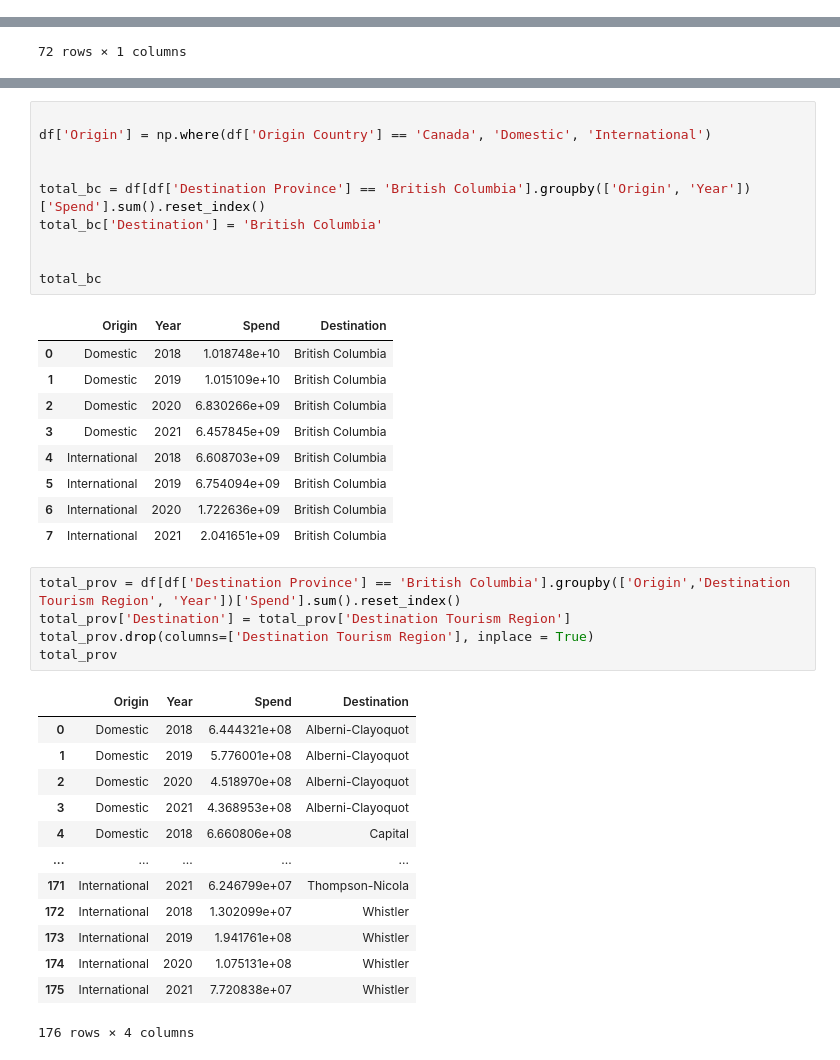
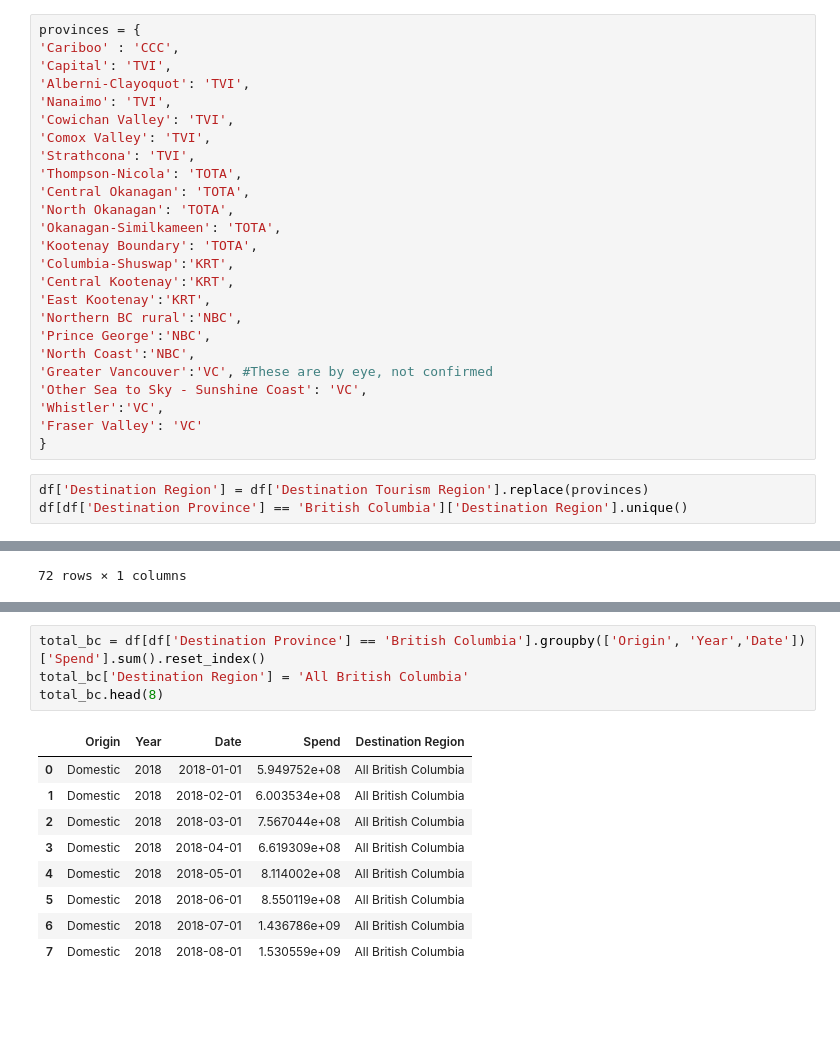
Before and after one commit to Vizzuality/tota, a Jupyter notebook: data/notebooks/tota_spending_data.ipynb, the cells around one changed output, grey strips where cells are left out. Cells and saved outputs as stored; diff of their text form; blank space fills up the shorter version.

Commit message:
Spendig updates

```diff
--- a/data/notebooks/tota_spending_data.ipynb
+++ b/data/notebooks/tota_spending_data.ipynb
@@ -57,0 +61,28 @@ array(['New Brunswick', 'British Columbia', 'Manitoba', 'Quebec',
+# %%
+provinces = {
+'Cariboo' : 'CCC',
+'Capital': 'TVI',
+'Alberni-Clayoquot': 'TVI',
+'Nanaimo': 'TVI',
+'Cowichan Valley': 'TVI',
+'Comox Valley': 'TVI',
+'Strathcona': 'TVI',
+'Thompson-Nicola': 'TOTA',
+'Central Okanagan': 'TOTA',
+'North Okanagan': 'TOTA',
+'Okanagan-Similkameen': 'TOTA',
+'Kootenay Boundary': 'TOTA',
+'Columbia-Shuswap':'KRT',
+'Central Kootenay':'KRT',
+'East Kootenay':'KRT',
+'Northern BC rural':'NBC',
+'Prince George':'NBC',
+'North Coast':'NBC',
+'Greater Vancouver':'VC', #These are by eye, not confirmed
+'Other Sea to Sky - Sunshine Coast': 'VC',
+'Whistler':'VC',
+'Fraser Valley': 'VC'
+}
+# %%
+df['Destination Region'] = df['Destination Tourism Region'].replace(provinces)
+df[df['Destination Province'] == 'British Columbia']['Destination Region'].unique()
@@ -270,42 +318,17 @@ test_spend
 # %%
-
-df['Origin'] = np.where(df['Origin Country'] == 'Canada', 'Domestic', 'International')
-
-
-total_bc = df[df['Destination Province'] == 'British Columbia'].groupby(['Origin', 'Year'])['Spend'].sum().reset_index()
-total_bc['Destination'] = 'British Columbia'
-
-
-total_bc
+total_bc = df[df['Destination Province'] == 'British Columbia'].groupby(['Origin', 'Year','Date'])['Spend'].sum().reset_index()
+total_bc['Destination Region'] = 'All British Columbia'
+total_bc.head(8)
 # %% [output]
-|  | Origin | Year | Spend | Destination |
-| 0 | Domestic | 2018 | 1.018748e+10 | British Columbia |
-| 1 | Domestic | 2019 | 1.015109e+10 | British Columbia |
-| 2 | Domestic | 2020 | 6.830266e+09 | British Columbia |
-| 3 | Domestic | 2021 | 6.457845e+09 | British Columbia |
-| 4 | International | 2018 | 6.608703e+09 | British Columbia |
-| 5 | International | 2019 | 6.754094e+09 | British Columbia |
-| 6 | International | 2020 | 1.722636e+09 | British Columbia |
-| 7 | International | 2021 | 2.041651e+09 | British Columbia |
+|  | Origin | Year | Date | Spend | Destination Region |
+| 0 | Domestic | 2018 | 2018-01-01 | 5.949752e+08 | All British Columbia |
+| 1 | Domestic | 2018 | 2018-02-01 | 6.003534e+08 | All British Columbia |
+| 2 | Domestic | 2018 | 2018-03-01 | 7.567044e+08 | All British Columbia |
+| 3 | Domestic | 2018 | 2018-04-01 | 6.619309e+08 | All British Columbia |
+| 4 | Domestic | 2018 | 2018-05-01 | 8.114002e+08 | All British Columbia |
+| 5 | Domestic | 2018 | 2018-06-01 | 8.550119e+08 | All British Columbia |
+| 6 | Domestic | 2018 | 2018-07-01 | 1.436786e+09 | All British Columbia |
+| 7 | Domestic | 2018 | 2018-08-01 | 1.530559e+09 | All British Columbia |
-# %%
-total_prov = df[df['Destination Province'] == 'British Columbia'].groupby(['Origin','Destination Tourism Region', 'Year'])['Spend'].sum().reset_index()
-total_prov['Destination'] = total_prov['Destination Tourism Region']
-total_prov.drop(columns=['Destination Tourism Region'], inplace = True)
-total_prov
-# %% [output]
-|  | Origin | Year | Spend | Destination |
-| 0 | Domestic | 2018 | 6.444321e+08 | Alberni-Clayoquot |
-| 1 | Domestic | 2019 | 5.776001e+08 | Alberni-Clayoquot |
-| 2 | Domestic | 2020 | 4.518970e+08 | Alberni-Clayoquot |
-| 3 | Domestic | 2021 | 4.368953e+08 | Alberni-Clayoquot |
-| 4 | Domestic | 2018 | 6.660806e+08 | Capital |
-| ... | ... | ... | ... | ... |
-| 171 | International | 2021 | 6.246799e+07 | Thompson-Nicola |
-| 172 | International | 2018 | 1.302099e+07 | Whistler |
-| 173 | International | 2019 | 1.941761e+08 | Whistler |
-| 174 | International | 2020 | 1.075131e+08 | Whistler |
-| 175 | International | 2021 | 7.720838e+07 | Whistler |
-176 rows × 4 columns
 # %%
 total_combined = pd.concat([total_bc, total_prov])
 total_combined
```
Also changed, not shown: parts of 26 cells of this notebook.
